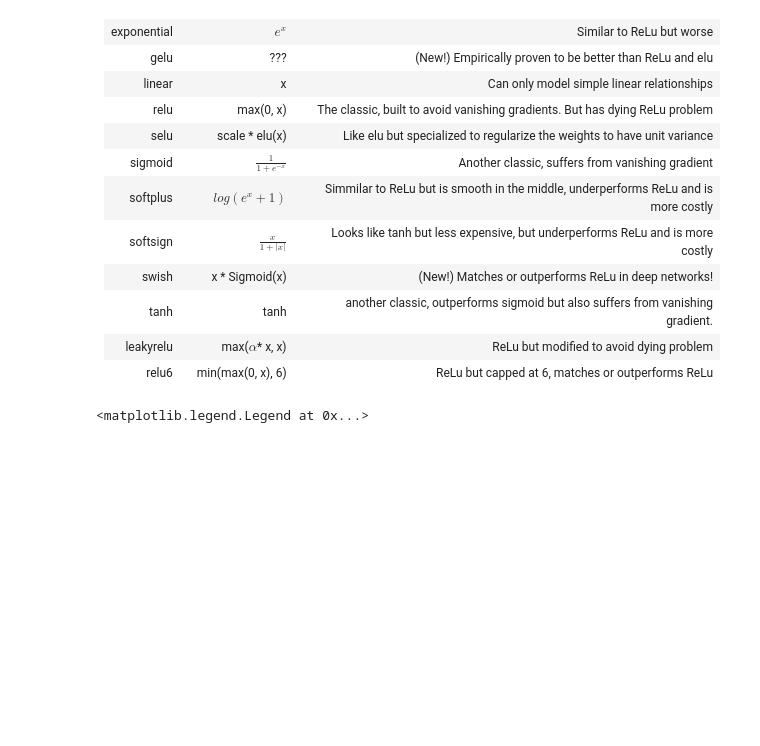
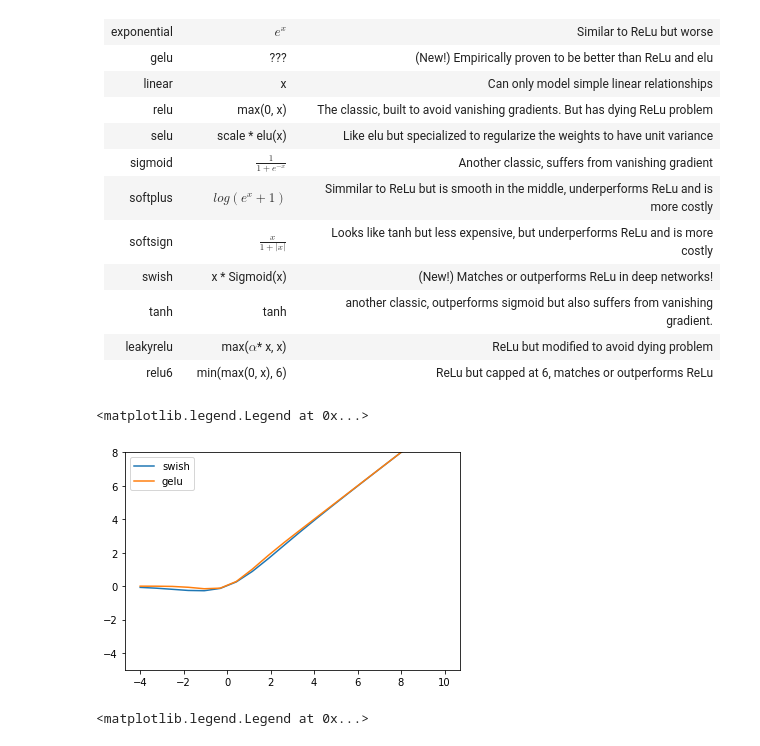
Before and after one commit to Spring2022IndependentStudy/WeeklyNotes, a Jupyter notebook: Unit 2/Activation_func.ipynb, the cells around one changed output. Cells and saved outputs as stored; diff of their text form; code cells hidden in the pictures; blank space fills up the shorter version.

Commit message:
Minor Corrections for Activation Functions

```diff
--- a/Unit 2/Activation_func.ipynb
+++ b/Unit 2/Activation_func.ipynb
@@ -5,6 +5,23 @@ import numpy as np
 import matplotlib.pyplot as plt
 from tensorflow.keras import layers
 %matplotlib inline
+# %%
+activations = {
+    'softmax' : tf.nn.softmax,
+    'elu' : tf.nn.elu,
+    'exponential' : tf.keras.activations.exponential,
+    'gelu' : tf.nn.gelu,
+    'linear' : lambda x: x,
+    'relu' : tf.nn.relu,
+    'selu' : tf.nn.selu,
+    'sigmoid' : tf.nn.sigmoid,
+    'softplus' : tf.nn.softplus,
+    'softsign' : tf.nn.softsign,
+    'swish' : tf.nn.swish,
+    'tanh' : tf.nn.tanh,
+    'leaky_relu' : tf.nn.leaky_relu,
+    'relu6' : tf.nn.relu6
+}
 # %% [markdown]
 ### CIFAR-10
 
@@ -290,23 +307,19 @@ swish | x * Sigmoid(x) | (New!) Matches or outperforms ReLu in deep networks! |
 tanh | tanh | another classic, outperforms sigmoid but also suffers from vanishing gradient. |
 leakyrelu | max($\alpha$* x, x) | ReLu but modified to avoid dying problem |
 relu6 | min(max(0, x), 6) | ReLu but capped at 6, matches or outperforms ReLu |
-# %%
-activations = {
-    'softmax' : tf.nn.softmax,
-    'elu' : tf.nn.elu,
-    'exponential' : tf.keras.activations.exponential,
-    'gelu' : tf.nn.gelu,
-    'linear' : lambda x: x,
-    'relu' : tf.nn.relu,
-    'selu' : tf.nn.selu,
-    'sigmoid' : tf.nn.sigmoid,
-    'softplus' : tf.nn.softplus,
-    'softsign' : tf.nn.softsign,
-    'swish' : tf.nn.swish,
-    'tanh' : tf.nn.tanh,
-    'leaky ReLu' : tf.nn.leaky_relu,
-    'ReLu 6' : tf.nn.relu6
-}
+# %%
+# fig=plt.figure(figsize=(12,8), dpi= 100, facecolor='w', edgecolor='k')
+
+x = np.linspace(-4, 10, 20)
+
+plt.plot(x, activations['swish'](x), label='swish')
+plt.plot(x, activations['gelu'](x), label='gelu')
+
+plt.ylim(-5, 8)
+plt.legend(loc='upper left')
+# %% [output]
+<matplotlib.legend.Legend at 0x...>
+[figure, added]
 # %%
 fig=plt.figure(figsize=(12,8), dpi= 100, facecolor='w', edgecolor='k')
 
```
Also changed, not shown: parts of 2 cells of this notebook.
